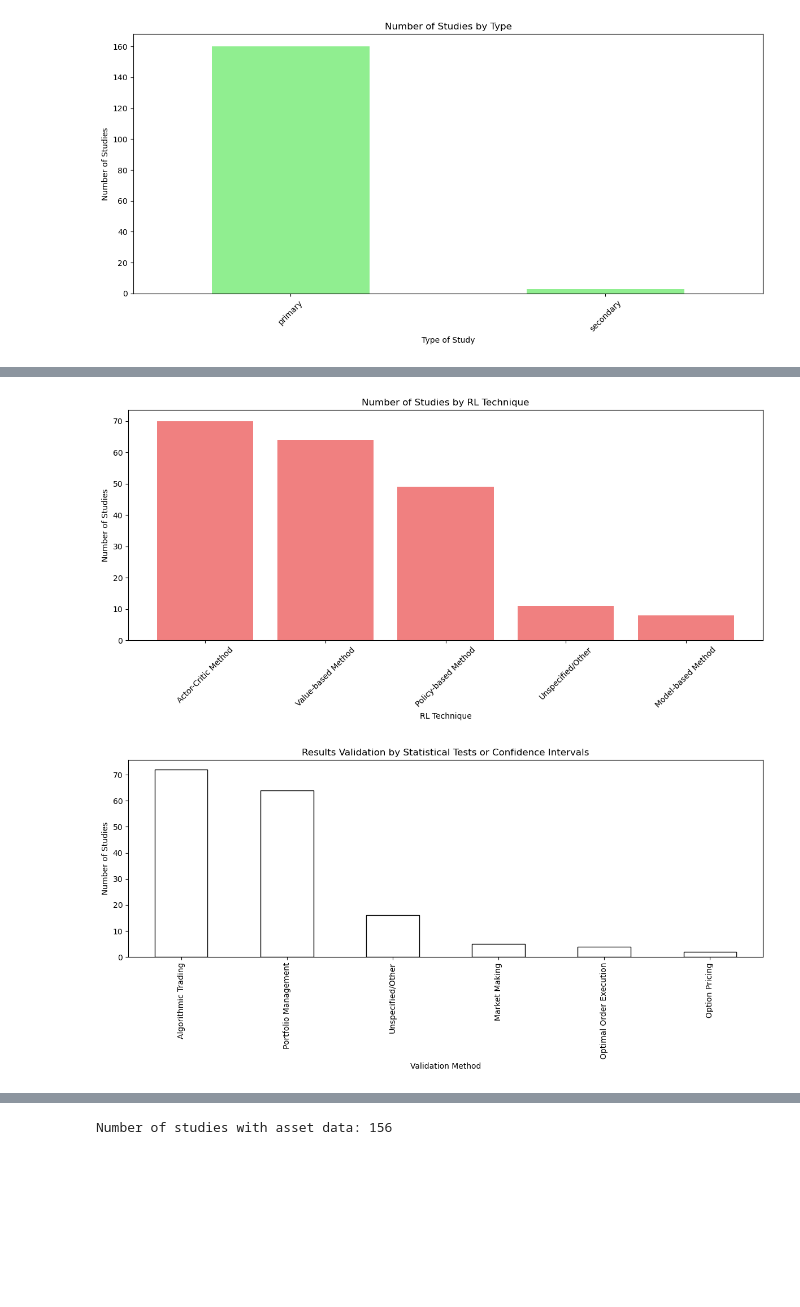
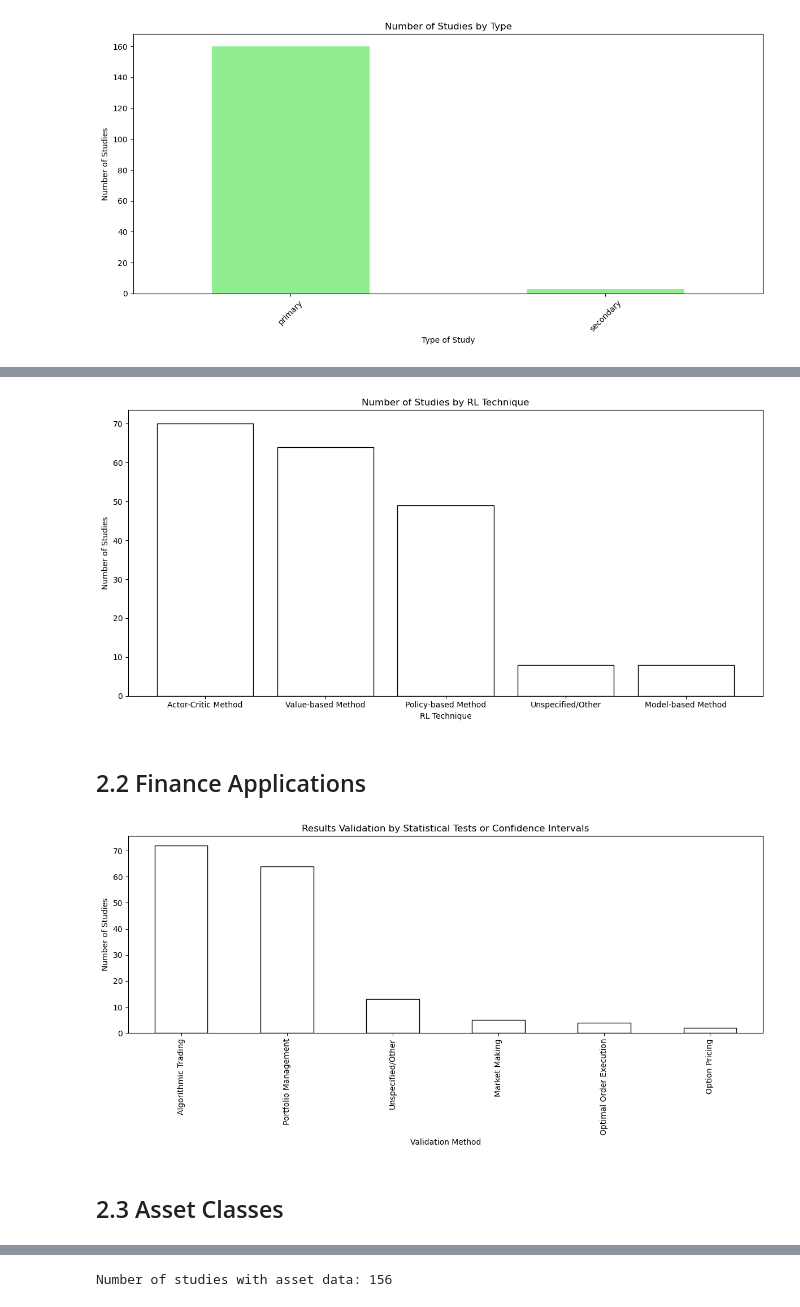
Before and after one commit to MSCA-DN-Digital-Finance/WP3_eXplainable_and_Fair_AI, a Jupyter notebook: IRP1/Code/systematic_literature_review/250602_analysis.ipynb, the cells around one changed output, grey strips where cells are left out. Cells and saved outputs as stored; diff of their text form; code cells hidden in the pictures; blank space fills up the shorter version.

```diff
--- a/IRP1/Code/systematic_literature_review/250602_analysis.ipynb
+++ b/IRP1/Code/systematic_literature_review/250602_analysis.ipynb
@@ -83,11 +44,11 @@ plt.show()
 [figure]
 # %%
 # make all values in the 'What is the type of study?' column lowercase
-df_consensus['What is the type of study?'] = df_consensus['What is the type of study?'].str.lower().replace('other: primary', 'primary')
+df['What is the type of study?'] = df['What is the type of study?'].str.lower().replace('other: primary', 'primary')
 
 # plot by type of study
 plt.figure(figsize=(12, 6))
-df_consensus['What is the type of study?'].value_counts().plot(kind='bar', color='lightgreen')
+df['What is the type of study?'].value_counts().plot(kind='bar', color='lightgreen')
 plt.title('Number of Studies by Type')
 plt.xlabel('Type of Study')
 plt.ylabel('Number of Studies')
@@ -98,0 +62,4 @@ plt.show()
+# %%
+# remove sencodary studies
+df = df[df['What is the type of study?'] != 'secondary']
+df.shape
@@ -99,5 +70,5 @@ plt.show()
 # %%
-raw_tech = df_consensus['Which RL technique is used?']
+raw_tech = df['Which RL technique is used?']
 
 # split the raw_tech into a list of techniques by splitting on semicolon and stripping whitespace
 tech_list = [tech.strip() for sublist in raw_tech for tech in sublist.split(';') if tech.strip()]
@@ -107,5 +78,3 @@ standardized_techs = [
     'Unspecified/Other' if 'other' in tech.lower() else tech
     for tech in tech_list
 ]
-
-standardized_techs
@@ -130,31 +81,33 @@ standardized_techs
 # %%
 # plot tech
 tech_counter = Counter(standardized_techs)
 # Sort by count (descending)
 sorted_tech = sorted(tech_counter.items(), key=lambda x: x[1], reverse=True)
 tech_labels, tech_counts = zip(*sorted_tech)
 
 # Plot sorted bar chart
 plt.figure(figsize=(12, 6))
-plt.bar(tech_labels, tech_counts, color='lightcoral')
+plt.bar(tech_labels, tech_counts, color='white', edgecolor='black')
 plt.title('Number of Studies by RL Technique')
 plt.xlabel('RL Technique')
 plt.ylabel('Number of Studies')
-plt.xticks(rotation=45)
+plt.xticks(rotation=0)
 plt.tight_layout()
 plt.show()
 # %% [output]
-[figure, old version]
+[figure, new version]
+# %% [markdown]
+## 2.2 Finance Applications
 # %%
 # Replace rows containing 'other' (case-insensitive) with 'Unspecified/Other'
-mask = df_consensus['Which finance application is tested?'].str.contains('other', case=False, na=False)
-df_consensus.loc[mask, 'Which finance application is tested?'] = 'Unspecified/Other'
+mask = df['Which finance application is tested?'].str.contains('other', case=False, na=False)
+df.loc[mask, 'Which finance application is tested?'] = 'Unspecified/Other'
 
 
 # plot bar plot for 'Which finance application is tested?'
 
 plt.figure(figsize=(12, 6))
-df_consensus['Which finance application is tested?'].value_counts().plot(kind='bar', color='white', edgecolor='black')
+df['Which finance application is tested?'].value_counts().plot(kind='bar', color='white', edgecolor='black')
 plt.title('Results Validation by Statistical Tests or Confidence Intervals')
 plt.xlabel('Validation Method')
 plt.ylabel('Number of Studies')
@@ -162,7 +115,9 @@ plt.xticks(rotation=90)
 plt.tight_layout()
 plt.show()
 # %% [output]
-[figure, old version]
+[figure, new version]
+# %% [markdown]
+## 2.3 Asset Classes
 # %%
 
 # Replace rows containing 'other' (case-insensitive) with 'Unspecified/Other'
```
Also changed, not shown: parts of 45 cells of this notebook, 2 other files.
